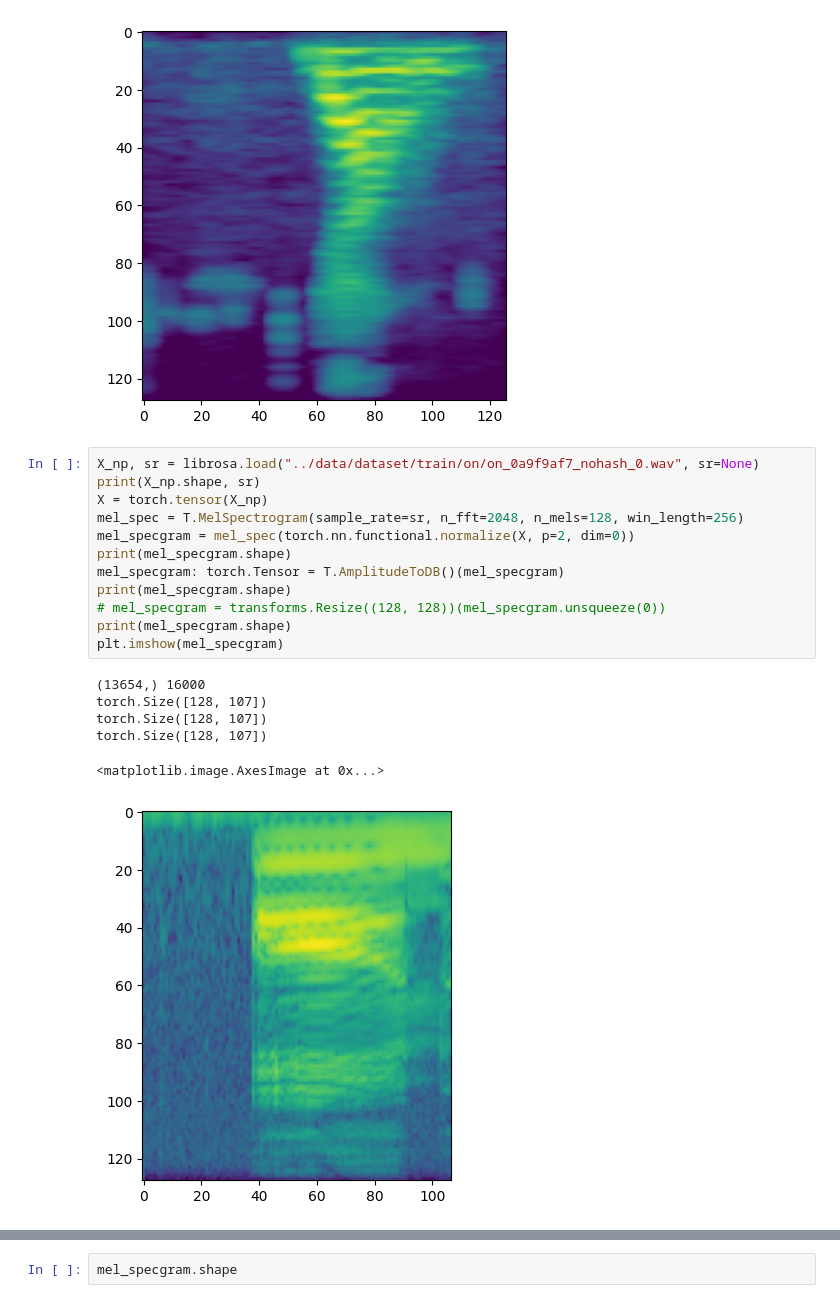
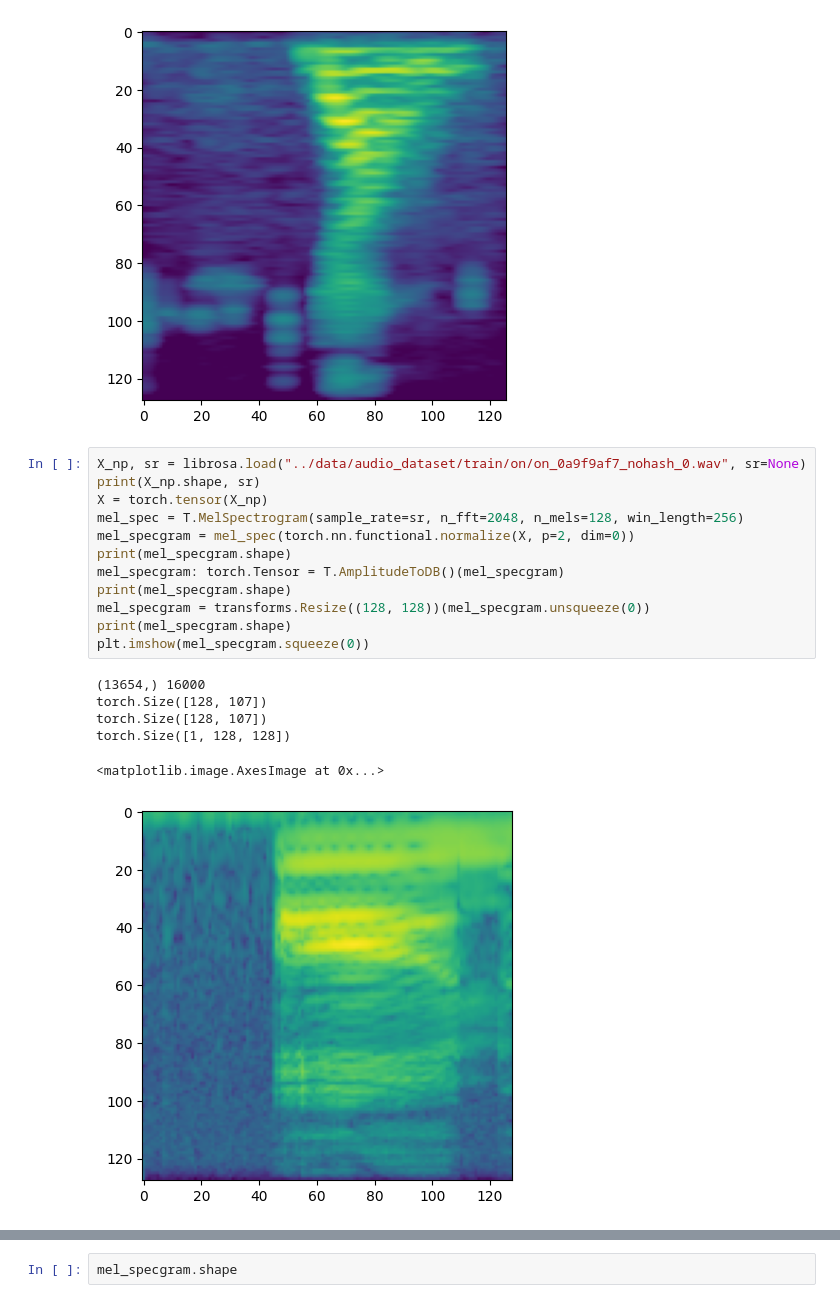
Before and after one commit to Kaszkietio/dl-transformers-speech-recognition, a Jupyter notebook: src/sandbox.ipynb, the cells around one changed output, grey strips where cells are left out. Saved outputs shown, nothing was run; the diff lists cells and outputs as text.

```diff
--- a/src/sandbox.ipynb
+++ b/src/sandbox.ipynb
@@ -30,21 +30,21 @@ plt.imshow(mel_spec)
 <matplotlib.image.AxesImage at 0x...>
 [figure]
 # %%
-X_np, sr = librosa.load("../data/dataset/train/on/on_0a9f9af7_nohash_0.wav", sr=None)
+X_np, sr = librosa.load("../data/audio_dataset/train/on/on_0a9f9af7_nohash_0.wav", sr=None)
 print(X_np.shape, sr)
 X = torch.tensor(X_np)
 mel_spec = T.MelSpectrogram(sample_rate=sr, n_fft=2048, n_mels=128, win_length=256)
 mel_specgram = mel_spec(torch.nn.functional.normalize(X, p=2, dim=0))
 print(mel_specgram.shape)
 mel_specgram: torch.Tensor = T.AmplitudeToDB()(mel_specgram)
 print(mel_specgram.shape)
-# mel_specgram = transforms.Resize((128, 128))(mel_specgram.unsqueeze(0))
+mel_specgram = transforms.Resize((128, 128))(mel_specgram.unsqueeze(0))
 print(mel_specgram.shape)
-plt.imshow(mel_specgram)
+plt.imshow(mel_specgram.squeeze(0))
 # %% [output]
 (13654,) 16000
 torch.Size([128, 107])
 torch.Size([128, 107])
-torch.Size([128, 107])
+torch.Size([1, 128, 128])
 <matplotlib.image.AxesImage at 0x...>
-[figure, old version]
+[figure, new version]
```
Also changed, not shown: parts of 2 cells of this notebook, 5 other files.
